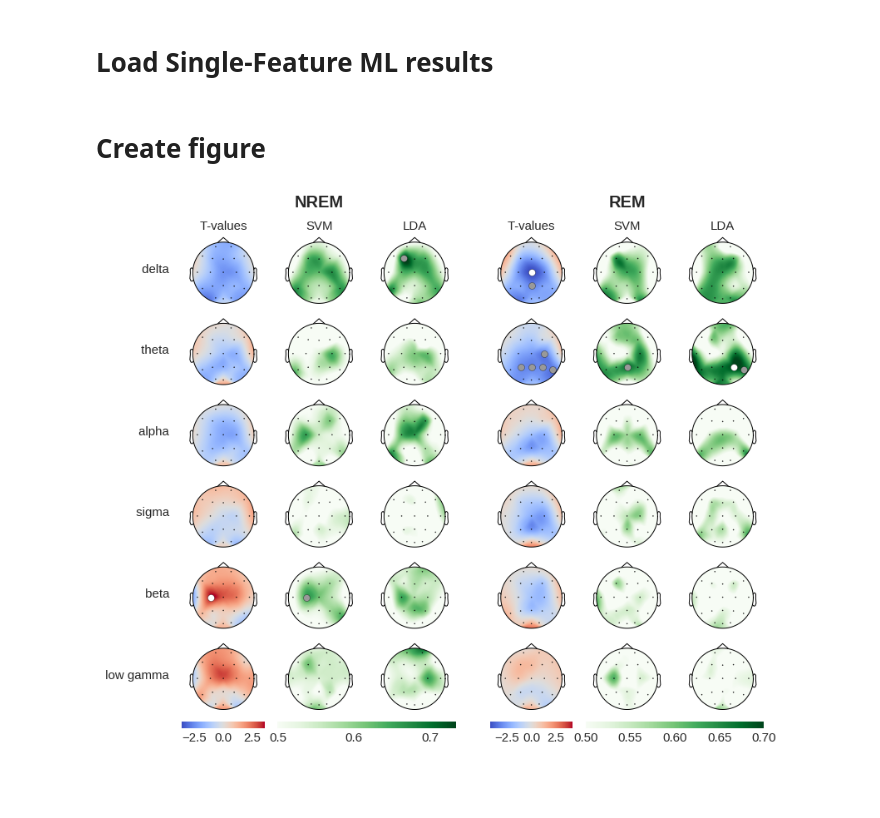
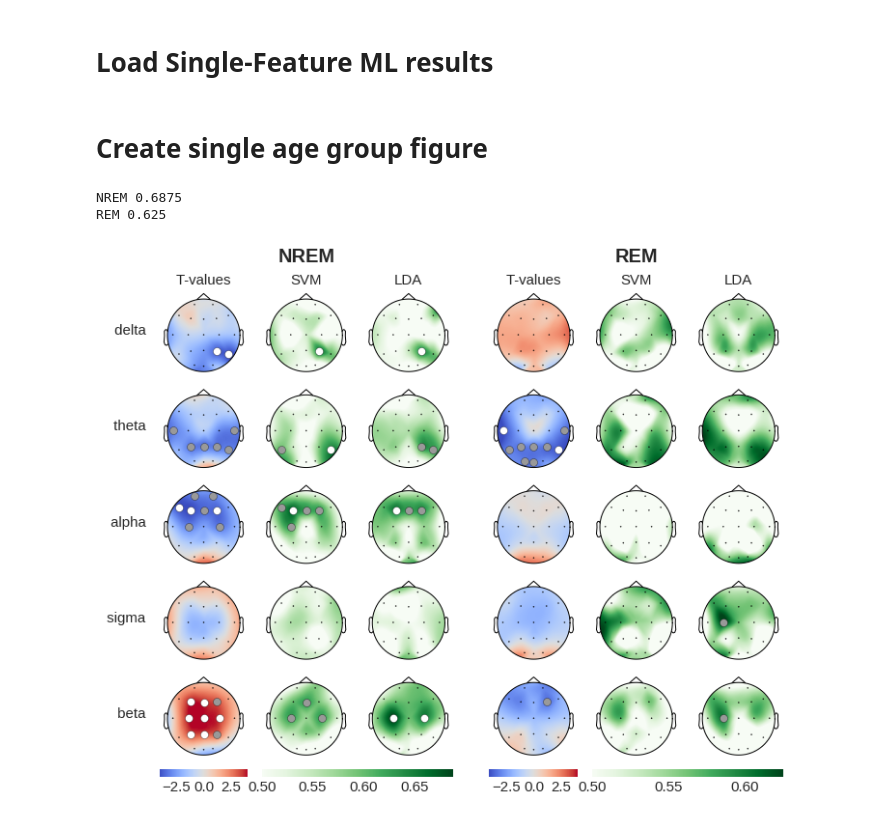
Before and after one commit to PhilippThoelke/caffeine-sleep, a Jupyter notebook: figureNotebooks/Stats-SingleML-Figures.ipynb, the cells around one changed output. Cells and saved outputs as stored; diff of their text form; code cells hidden in the pictures; blank space fills up the shorter version.

```diff
--- a/figureNotebooks/Stats-SingleML-Figures.ipynb
+++ b/figureNotebooks/Stats-SingleML-Figures.ipynb
@@ -14,14 +14,14 @@ plt.rcParams.update({"xtick.labelsize": 15, "ytick.labelsize": 15})
 warnings.filterwarnings("ignore", category=np.VisibleDeprecationWarning)
 # %%
 CAF_DOSE = 200 # the caffeine dose in mg (200 or 400)
-AGE_GROUP = 0 # -1: all, 0: up to age 30, 1: from age 30
+AGE_GROUP = -1 # -1: all, 0: up to age 30, 1: from age 30
 
 SIGNIFICANT_P = 0.05 # weak significance threshold (grey dots)
 SIGNIFICANT_P_STRONG = 0.01 # strong significance threshold (white dots)
 
 PROJECT_PATH = "../data" # path to where the EEG sensor position file is stored
 STATS_RESULTS_PATH = "../results/final/statistics200" # directory where statistics results are stored
-SINGLE_ML_RESULTS_PATH = "../results/final/singleML200_old" # directory where single feature ML results are stored
+SINGLE_ML_RESULTS_PATH = "../results/final/singleML200" # directory where single feature ML results are stored
 FIGURE_PATH = "../figures" # directory where the figures are saved
 
 STAGES = ["NREM", "REM"] # sleep stages to include in the figure
@@ -81,7 +81,7 @@ for clf in scores.keys():
                 scores[clf][stage][feat][elec][-1] = threshold
                 scores[clf][stage][feat][elec] += [threshold_strong]
 # %% [markdown]
-# Create figure
+# Create single age group figure
 # %%
 def create_figure(data_stats, data_ml, features, classifiers,
                   colormap_stats="coolwarm", colormap_ml="Greens", weak_marker_color=[0.6, 0.6, 0.6],
@@ -89,7 +89,7 @@ def create_figure(data_stats, data_ml, features, classifiers,
     num_stages, num_clf, num_features = len(STAGES), len(data_ml) + 1, len(features)
 
     fig, axes = plt.subplots(num_features + 1, num_stages * num_clf + 1 + (num_stages - 1),
-                             figsize=(13, 10),
+                             figsize=(12, num_features * 1.5 + 1),
                              gridspec_kw=dict(width_ratios=sum([[0.1] + [1] * num_clf] * num_stages, []),
                                               height_ratios=[1] * num_features + [0.1],))
 
@@ -132,6 +132,7 @@ def create_figure(data_stats, data_ml, features, classifiers,
         # compute ML value range
         vmin_ml = 0.5
         vmax_ml = max([max([max([data_ml[clf][stage][feat][ch][0] for ch in range(len(data_ml[clf][stage][feat]))]) for feat in features]) for clf in classifiers])
+        print(stage, vmax_ml)
         for j_feat, feat in enumerate(features):
             # ============ statistics results ============
             # get significance marker params
@@ -195,14 +196,16 @@ def create_figure(data_stats, data_ml, features, classifiers,
 # %%
 create_figure(diff,
               scores,
-              features=["PSD_delta", "PSD_theta", "PSD_alpha", "PSD_sigma", "PSD_beta", "PSD_low gamma"],
+              features=["PSD_delta", "PSD_theta", "PSD_alpha", "PSD_sigma", "PSD_beta"],
               classifiers=["SVM", "LDA"],
               show=False,)
-fname = "Figure1.pdf" if AGE_GROUP == 0 else "SupFigure2.pdf"
+fname = "Figure1.pdf"
 plt.savefig(os.path.join(FIGURE_PATH, fname), bbox_inches="tight", transparent=True)
 plt.show()
 # %% [output]
+NREM 0.6875
+REM 0.625
-[figure, old version]
+[figure, new version]
 # %%
 create_figure(diff,
               scores,
```
Also changed, not shown: parts of 5 cells of this notebook, 5 other files.
